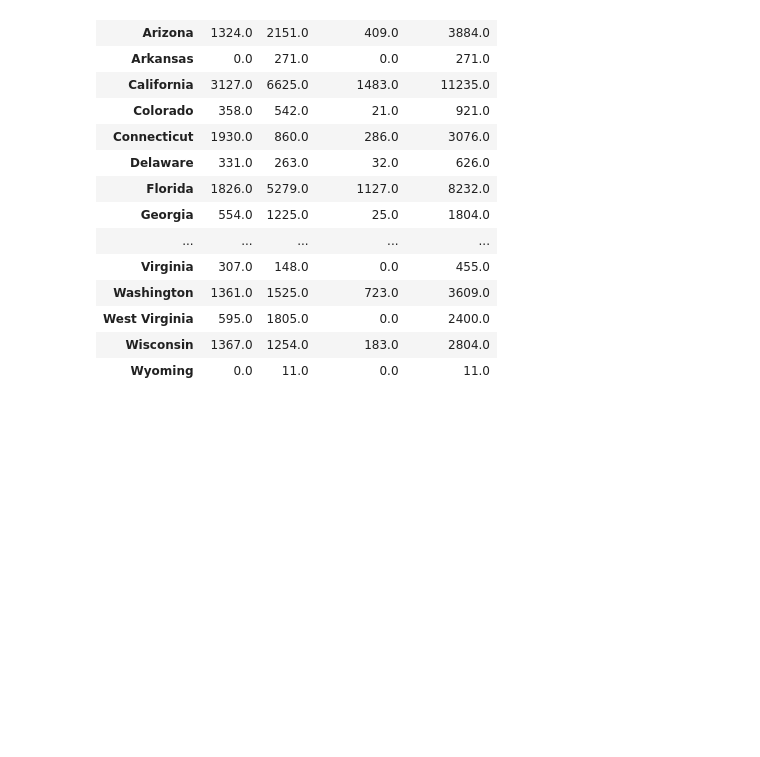
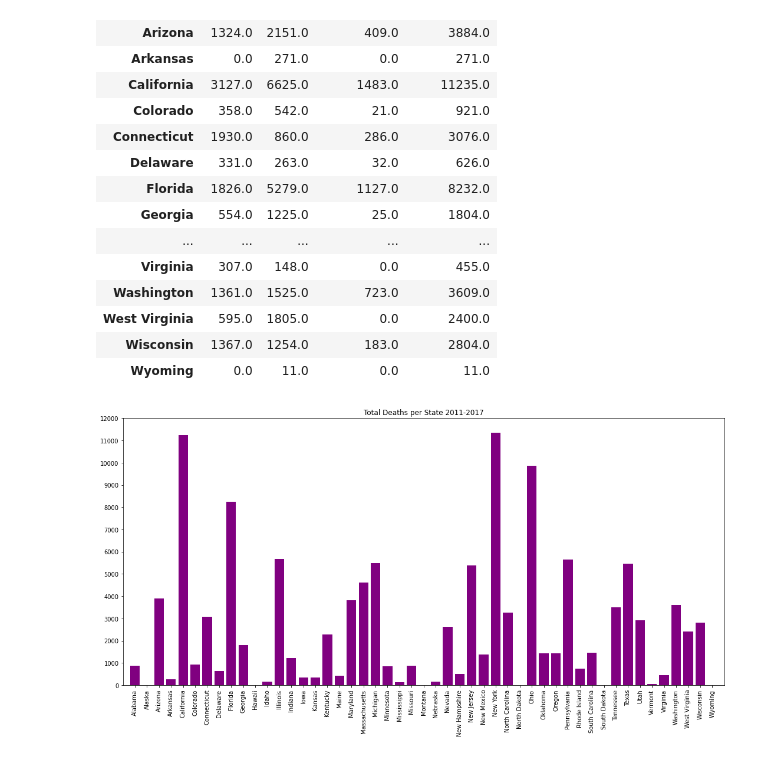
Before and after one commit to BrianMcLane/Opioid_Deaths_In_USA, a Jupyter notebook: project-one/flamingos-KH-sat 7.ipynb, the cells around one changed output. Saved outputs shown, nothing was run; the diff lists cells and outputs as text; code cells hidden in the pictures; blank space fills up the shorter version.

Commit message:
chart pics

```diff
--- a/project-one/flamingos-KH-sat 7.ipynb
+++ b/project-one/flamingos-KH-sat 7.ipynb
@@ -250,3 +250,17 @@ state_df
 | West Virginia | 595.0 | 1805.0 | 0.0 | 2400.0 |
 | Wisconsin | 1367.0 | 1254.0 | 183.0 | 2804.0 |
 | Wyoming | 0.0 | 11.0 | 0.0 | 11.0 |
+# %%
+yticks = [0, 1000, 2000, 3000, 4000, 5000,
+          6000, 7000, 8000, 9000, 10000, 11000, 12000]
+plt.figure(figsize=(15, 8))
+plt.bar(state_df.index, state_df['Death Total'], color='purple')
+plt.title('Total Deaths per State 2011-2017')
+plt.xticks(rotation='vertical')
+plt.yticks(yticks)
+plt.tight_layout()
+plt.xlim(-1, 49, -.1)
+plt.savefig('Total Deaths per State 2011-2017')
+plt.show()
+# %% [output]
+[figure, added]
```
Also changed, not shown: parts of 4 cells of this notebook, 3 other files.
